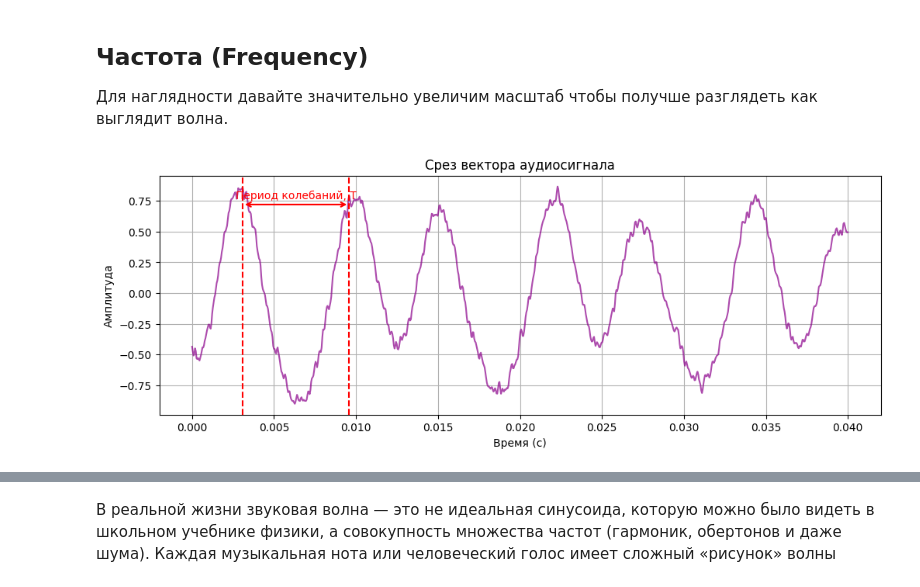
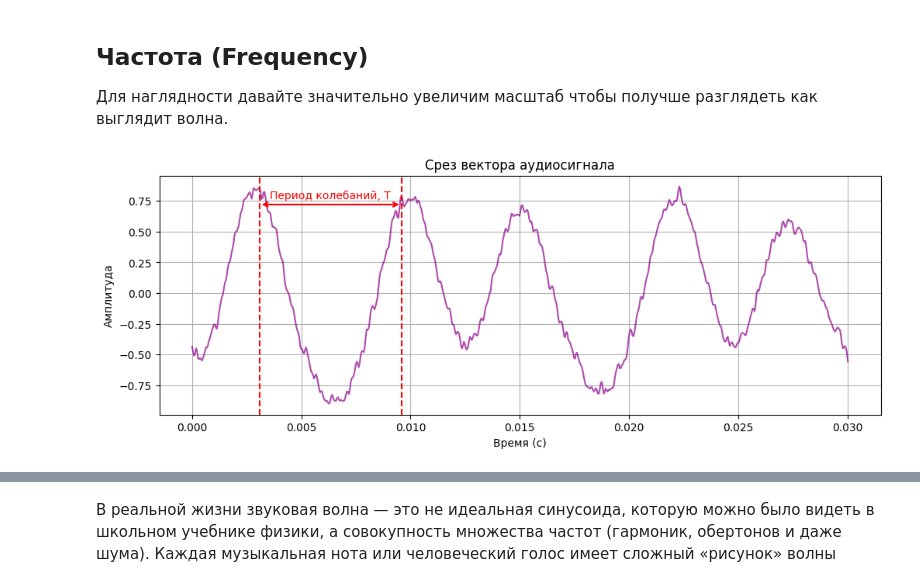
Before and after one commit to gi6rgi/audio_course, a Jupyter notebook: lesson1.ipynb, the cells around one changed output, grey strips where cells are left out. Cells and saved outputs as stored; diff of their text form; code cells hidden in the pictures.

```diff
--- a/lesson1.ipynb
+++ b/lesson1.ipynb
@@ -11,7 +11,7 @@
 # %%
 import librosa
 
-AUDIO_PATH = "audio/E2_string_2.mp3"
+AUDIO_PATH = "audio/E2_string.mp3"
 
 y, sr = librosa.load(AUDIO_PATH)
 
@@ -125,13 +125,13 @@ ipd.Audio(y, rate=sr)
 # %%
 # Так как частота дискретизации определяет сколько значений будет содержаться в 1 секунде аудио,
 # для более детального рассмотрения получим срез вектора, раный аудиосигналу от 0.12 до 0.14 секунды.
 
-y_trimmed = y[int(sr*0.11):int(sr * 0.15)]
+y_trimmed = y[int(sr*0.11):int(sr * 0.14)]
 
 plot_audio_signal(y=y_trimmed, sr=sr, title="Срез вектора аудиосигнала", color="darkmagenta", show_signal_period=True)
 ipd.Audio(y, rate=sr)
 # %% [output]
-[figure, old version]
+[figure, new version]
 [interactive output not drawn]
 # %% [markdown]
 В реальной жизни звуковая волна — это не идеальная синусоида, которую можно было видеть в школьном учебнике физики, а совокупность множества частот (гармоник, обертонов и даже шума). Каждая музыкальная нота или человеческий голос имеет сложный «рисунок» волны
```
Also changed, not shown: parts of 7 cells of this notebook.
